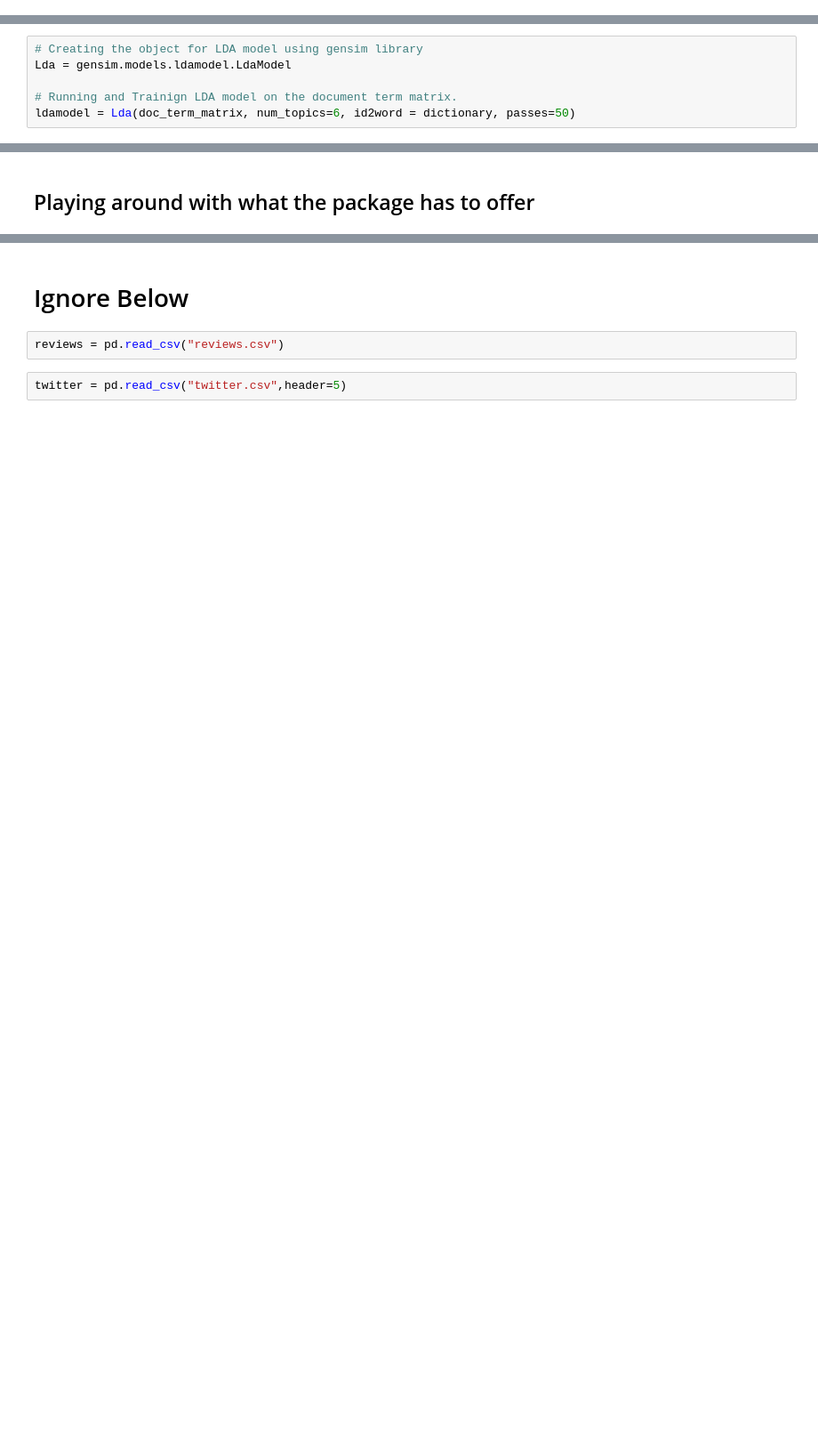
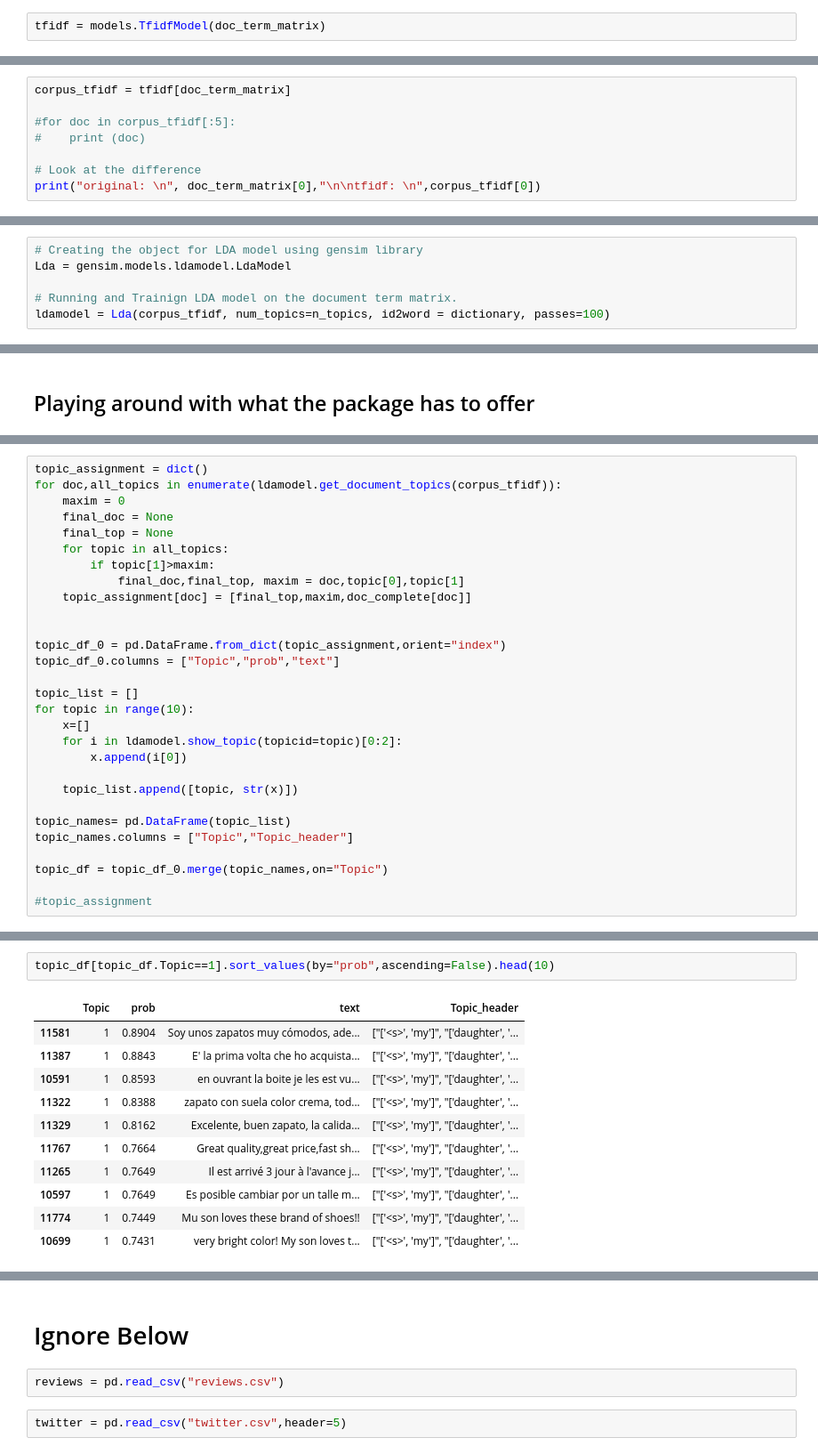
Before and after one commit to rileyrustad/amazon-scraper, a Jupyter notebook: AMZ reviews.ipynb, the cells around one changed output, grey strips where cells are left out. Shown at 89% size. Drawn from its saved outputs; the diff is of its cells as text; blank space fills up the shorter version.

```diff
--- a/AMZ reviews.ipynb
+++ b/AMZ reviews.ipynb
@@ -179,0 +600,2 @@ doc_term_matrix = [dictionary.doc2bow(doc) for doc in doc_clean]
+# %%
+tfidf = models.TfidfModel(doc_term_matrix)
@@ -179,0 +608,8 @@ doc_term_matrix = [dictionary.doc2bow(doc) for doc in doc_clean]
+# %%
+corpus_tfidf = tfidf[doc_term_matrix]
+
+#for doc in corpus_tfidf[:5]:
+#    print (doc)
+
+# Look at the difference
+print("original: \n", doc_term_matrix[0],"\n\ntfidf: \n",corpus_tfidf[0])
@@ -191,4 +644,4 @@ for i in dictionary:
 Lda = gensim.models.ldamodel.LdaModel
 
 # Running and Trainign LDA model on the document term matrix.
-ldamodel = Lda(doc_term_matrix, num_topics=6, id2word = dictionary, passes=50)
+ldamodel = Lda(corpus_tfidf, num_topics=n_topics, id2word = dictionary, passes=100)
@@ -218,0 +733,29 @@ ldamodel.print_topics(num_topics=6, num_words=2)
+# %%
+topic_assignment = dict()
+for doc,all_topics in enumerate(ldamodel.get_document_topics(corpus_tfidf)):
+    maxim = 0
+    final_doc = None
+    final_top = None
+    for topic in all_topics:
+        if topic[1]>maxim:
+            final_doc,final_top, maxim = doc,topic[0],topic[1]
+    topic_assignment[doc] = [final_top,maxim,doc_complete[doc]]
+
+
+topic_df_0 = pd.DataFrame.from_dict(topic_assignment,orient="index")
+topic_df_0.columns = ["Topic","prob","text"]
+
+topic_list = []
+for topic in range(10):
+    x=[]
+    for i in ldamodel.show_topic(topicid=topic)[0:2]:
+        x.append(i[0])
+
+    topic_list.append([topic, str(x)])
+
+topic_names= pd.DataFrame(topic_list)
+topic_names.columns = ["Topic","Topic_header"]
+
+topic_df = topic_df_0.merge(topic_names,on="Topic")
+
+#topic_assignment
@@ -218,0 +799,14 @@ ldamodel.print_topics(num_topics=6, num_words=2)
+# %%
+topic_df[topic_df.Topic==1].sort_values(by="prob",ascending=False).head(10)
+# %% [output]
+|  | Topic | prob | text | Topic_header |
+| 11581 | 1 | 0.8904 | Soy unos zapatos muy cómodos, ade... | ["['<s>', 'my']", "['daughter', '... |
+| 11387 | 1 | 0.8843 | E' la prima volta che ho acquista... | ["['<s>', 'my']", "['daughter', '... |
+| 10591 | 1 | 0.8593 | en ouvrant la boite je les est vu... | ["['<s>', 'my']", "['daughter', '... |
+| 11322 | 1 | 0.8388 | zapato con suela color crema, tod... | ["['<s>', 'my']", "['daughter', '... |
+| 11329 | 1 | 0.8162 | Excelente, buen zapato, la calida... | ["['<s>', 'my']", "['daughter', '... |
+| 11767 | 1 | 0.7664 | Great quality,great price,fast sh... | ["['<s>', 'my']", "['daughter', '... |
+| 11265 | 1 | 0.7649 | Il est arrivé 3 jour à l'avance j... | ["['<s>', 'my']", "['daughter', '... |
+| 10597 | 1 | 0.7649 | Es posible cambiar por un talle m... | ["['<s>', 'my']", "['daughter', '... |
+| 11774 | 1 | 0.7449 | Mu son loves these brand of shoes!! | ["['<s>', 'my']", "['daughter', '... |
+| 10699 | 1 | 0.7431 | very bright color! My son loves t... | ["['<s>', 'my']", "['daughter', '... |
```
Also changed, not shown: parts of 104 cells of this notebook.
